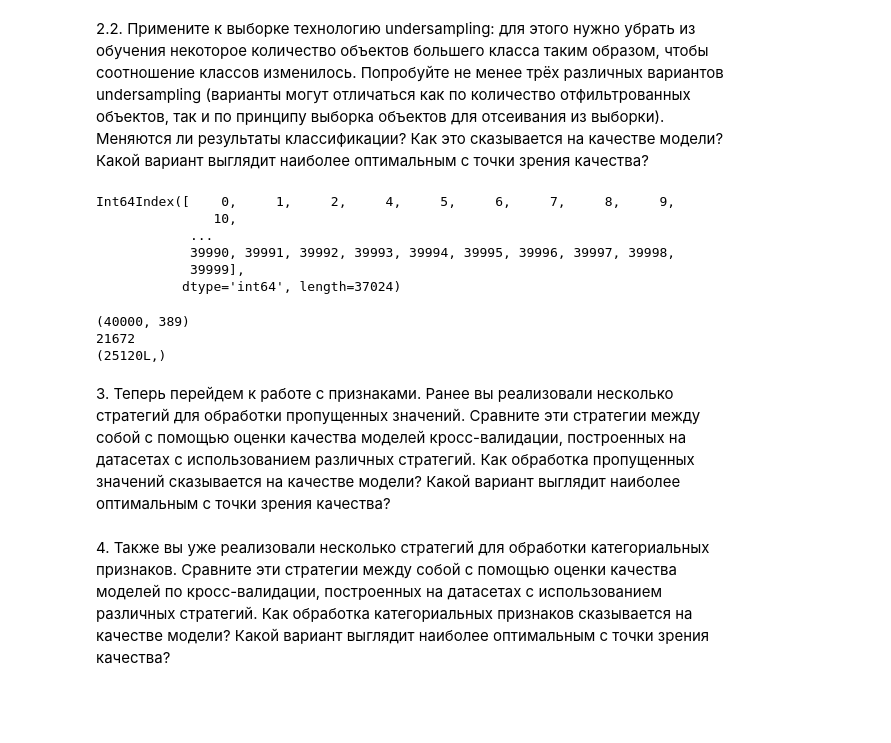
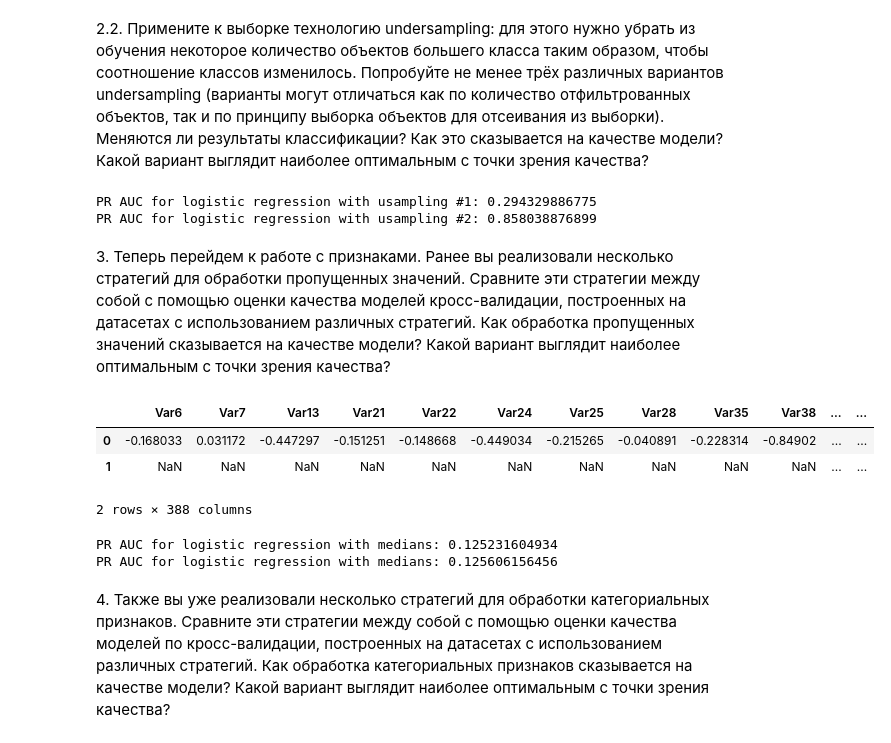
Before and after one commit to mrbazzik/DataAnalysis, a Jupyter notebook: Churn detection/week_5.ipynb, the cells around one changed output. Cells and saved outputs as stored; diff of their text form; code cells hidden in the pictures; blank space fills up the shorter version.

```diff
--- a/Churn detection/week_5.ipynb
+++ b/Churn detection/week_5.ipynb
@@ -137,28 +137,49 @@ ROC AUC for logistic regression with weights #3: 0.125913829701
 # %% [markdown]
 2.2\. Примените к выборке технологию undersampling: для этого нужно убрать из обучения некоторое количество объектов большего класса таким образом, чтобы соотношение классов изменилось. Попробуйте не менее трёх различных вариантов undersampling (варианты могут отличаться как по количество отфильтрованных объектов, так и по принципу выборка объектов для отсеивания из выборки). Меняются ли результаты классификации? Как это сказывается на качестве модели? Какой вариант выглядит наиболее оптимальным с точки зрения качества?
-# %%
-data[data.label==-1].index
-# %% [output]
-Int64Index([    0,     1,     2,     4,     5,     6,     7,     8,     9,
-               10,
-            ...
-            39990, 39991, 39992, 39993, 39994, 39995, 39996, 39997, 39998,
-            39999],
-           dtype='int64', length=37024)
-# %%
-#1 вариант. Попробуем удалить случайным образом объекты большего класса так, чтобы доля меньшего класса стала хотя бы 20%
-n_del = counts[-1] - counts[1]*4
-print data.shape
-inds_del = np.random.choice(data[data.label==-1].index, n_del)
-data_usampling1 = data.drop(inds_del, axis=0)
-print len(data_usampling1)
-print inds_del.shape
-# %% [output]
-(40000, 389)
-21672
-(25120L,)
+# %%
+#1 вариант. Попробуем удалить случайным образом объекты большего класса так, чтобы доля меньшего класса стала хотя бы 20%
+def get_data_usampling(fraction):
+    n_del = int(counts[-1] - counts[1]*(1./fraction - 1))
+    inds_del = np.random.choice(X.index[y==-1], size = n_del, replace=False)
+    X_usampling1 = X.drop(inds_del, axis=0)
+    y_usampling1 = y.drop(inds_del, axis=0)
+    return (X_usampling1, y_usampling1)
+
+X_usampling1, y_usampling1 = get_data_usampling(0.2)
+scores = cross_val_score(lr, X_usampling1, y_usampling1, scoring=scorer, cv=StratifiedKFold(y_usampling1, n_folds=5))
+print "PR AUC for logistic regression with usampling #1: {}".format(np.mean(scores))
+
+#2 вариант. Попробуем удалить случайным образом объекты большего класса так, чтобы доля меньшего класса стала хотя бы 20%
+X_usampling1, y_usampling1 = get_data_usampling(0.8)
+scores = cross_val_score(lr, X_usampling1, y_usampling1, scoring=scorer, cv=StratifiedKFold(y_usampling1, n_folds=5))
+print "PR AUC for logistic regression with usampling #2: {}".format(np.mean(scores))
+# %% [output]
+PR AUC for logistic regression with usampling #1: 0.294329886775
+PR AUC for logistic regression with usampling #2: 0.858038876899
 # %% [markdown]
 3\. Теперь перейдем к работе с признаками. Ранее вы реализовали несколько стратегий для обработки пропущенных значений. Сравните эти стратегии между собой с помощью оценки качества моделей кросс-валидации, построенных на датасетах с использованием различных стратегий. Как обработка пропущенных значений сказывается на качестве модели? Какой вариант выглядит наиболее оптимальным с точки зрения качества?
+# %%
+pd.DataFrame.mode(X, axis=0, numeric_only=True)
+# %% [output]
+|  | Var6 | Var7 | Var13 | Var21 | Var22 | Var24 | Var25 | Var28 | Var35 | Var38 | ... | ... |
+| 0 | -0.168033 | 0.031172 | -0.447297 | -0.151251 | -0.148668 | -0.449034 | -0.215265 | -0.040891 | -0.228314 | -0.84902 | ... | ... |
+| 1 | NaN | NaN | NaN | NaN | NaN | NaN | NaN | NaN | NaN | NaN | ... | ... |
+2 rows × 388 columns
+# %%
+data = preprocess(data_source, pd.DataFrame.median)
+X = data.drop('label', axis = 1)
+y = data.label
+scores = cross_val_score(lr, X, y, scoring=scorer, cv=StratifiedKFold(y, n_folds=5))
+print "PR AUC for logistic regression with medians: {}".format(np.mean(scores))
+
+data = preprocess(data_source, lambda data, axis: pd.DataFrame.mode(data, axis=axis, numeric_only=True).iloc[0])
+X = data.drop('label', axis = 1)
+y = data.label
+scores = cross_val_score(lr, X, y, scoring=scorer, cv=StratifiedKFold(y, n_folds=5))
+print "PR AUC for logistic regression with medians: {}".format(np.mean(scores))
+# %% [output]
+PR AUC for logistic regression with medians: 0.125231604934
+PR AUC for logistic regression with medians: 0.125606156456
 # %% [markdown]
 4\. Также вы уже реализовали несколько стратегий для обработки категориальных признаков. Сравните эти стратегии между собой с помощью оценки качества моделей по кросс-валидации, построенных на датасетах с использованием различных стратегий. Как обработка категориальных признаков сказывается на качестве модели? Какой вариант выглядит наиболее оптимальным с точки зрения качества?
 # %% [markdown]
```
Also changed, not shown: parts of 6 cells of this notebook.
